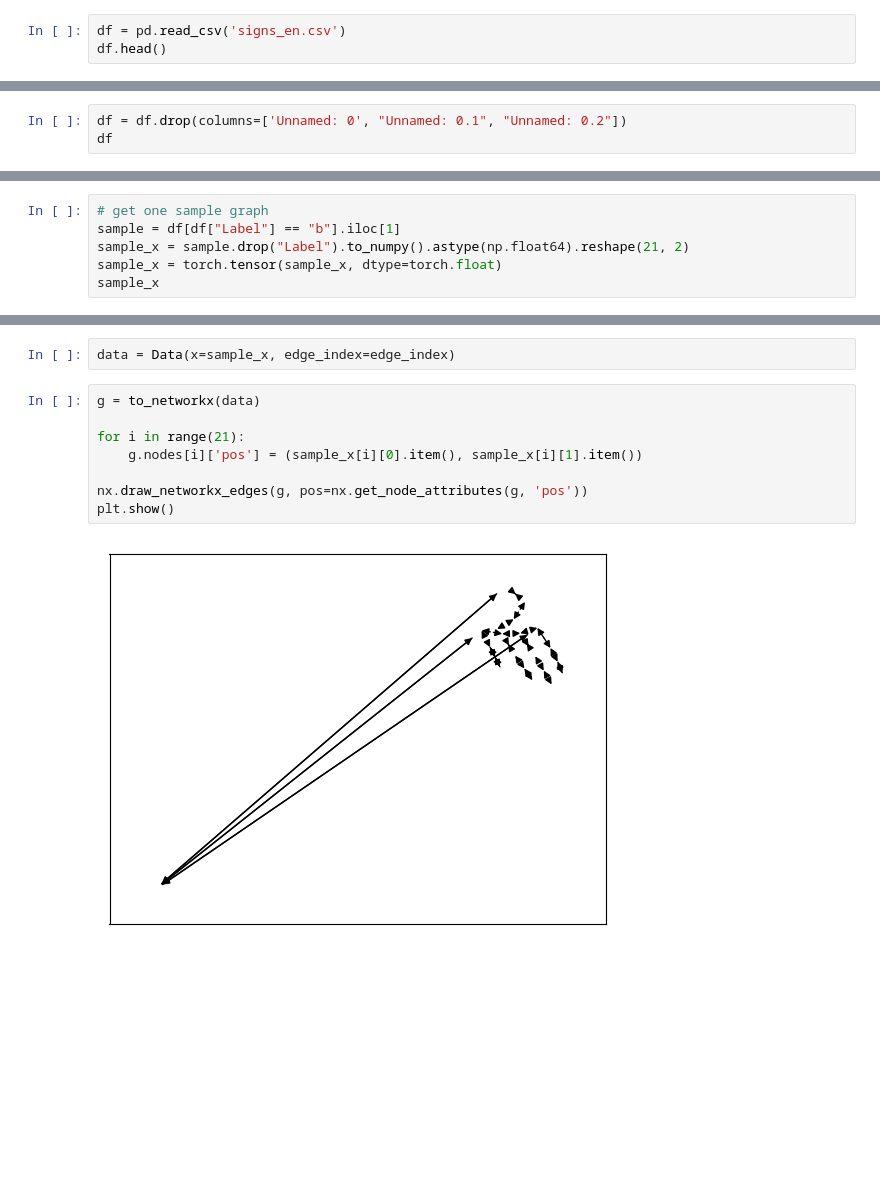
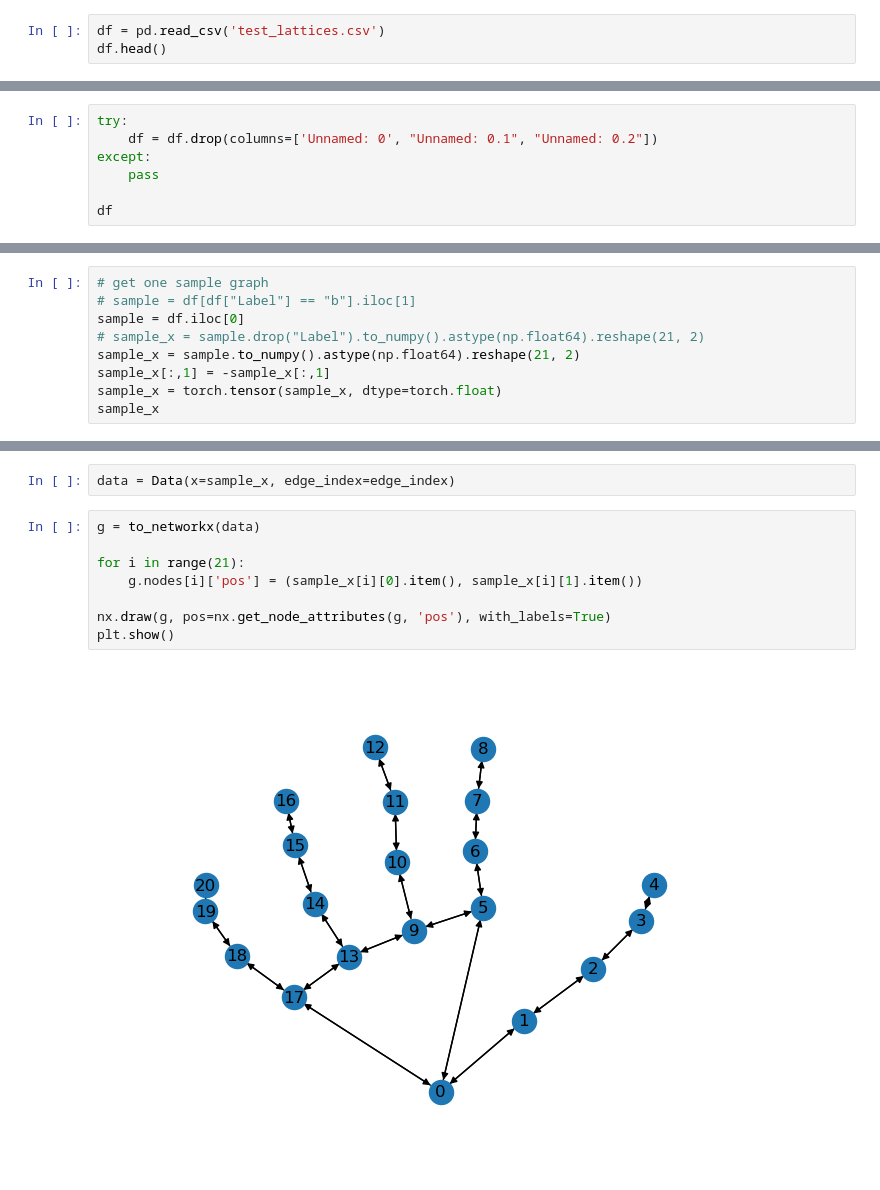
Before and after one commit to Icential/shuwa, a Jupyter notebook: visualize.ipynb, the cells around one changed output, grey strips where cells are left out. Saved outputs shown, nothing was run; the diff lists cells and outputs as text; blank space fills up the shorter version.

```diff
--- a/visualize.ipynb
+++ b/visualize.ipynb
@@ -7,6 +7,6 @@ import pandas as pd
 import numpy as np
 import matplotlib.pyplot as plt
 # %%
-df = pd.read_csv('signs_en.csv')
+df = pd.read_csv('test_lattices.csv')
 df.head()
 # %% [output]
@@ -20,5 +20,9 @@ df.head()
 # %%
-df = df.drop(columns=['Unnamed: 0', "Unnamed: 0.1", "Unnamed: 0.2"])
+try:
+    df = df.drop(columns=['Unnamed: 0', "Unnamed: 0.1", "Unnamed: 0.2"])
+except:
+    pass
+
 df
 # %% [output]
 |  | Landmark 0 x | Landmark 0 y | Landmark 1 x | Landmark 1 y | Landmark 2 x | Landmark 2 y | Landmark 3 x | ... |
@@ -37,7 +41,10 @@ df
 # %%
 # get one sample graph
-sample = df[df["Label"] == "b"].iloc[1]
-sample_x = sample.drop("Label").to_numpy().astype(np.float64).reshape(21, 2)
+# sample = df[df["Label"] == "b"].iloc[1]
+sample = df.iloc[0]
+# sample_x = sample.drop("Label").to_numpy().astype(np.float64).reshape(21, 2)
+sample_x = sample.to_numpy().astype(np.float64).reshape(21, 2)
+sample_x[:,1] = -sample_x[:,1]
 sample_x = torch.tensor(sample_x, dtype=torch.float)
 sample_x
 # %% [output]
@@ -72,10 +79,10 @@ data = Data(x=sample_x, edge_index=edge_index)
 # %%
 g = to_networkx(data)
 
 for i in range(21):
     g.nodes[i]['pos'] = (sample_x[i][0].item(), sample_x[i][1].item())
 
-nx.draw_networkx_edges(g, pos=nx.get_node_attributes(g, 'pos'))
+nx.draw(g, pos=nx.get_node_attributes(g, 'pos'), with_labels=True)
 plt.show()
 # %% [output]
-[figure, old version]
+[figure, new version]
```
Also changed, not shown: parts of 3 cells of this notebook, 2 other files.
